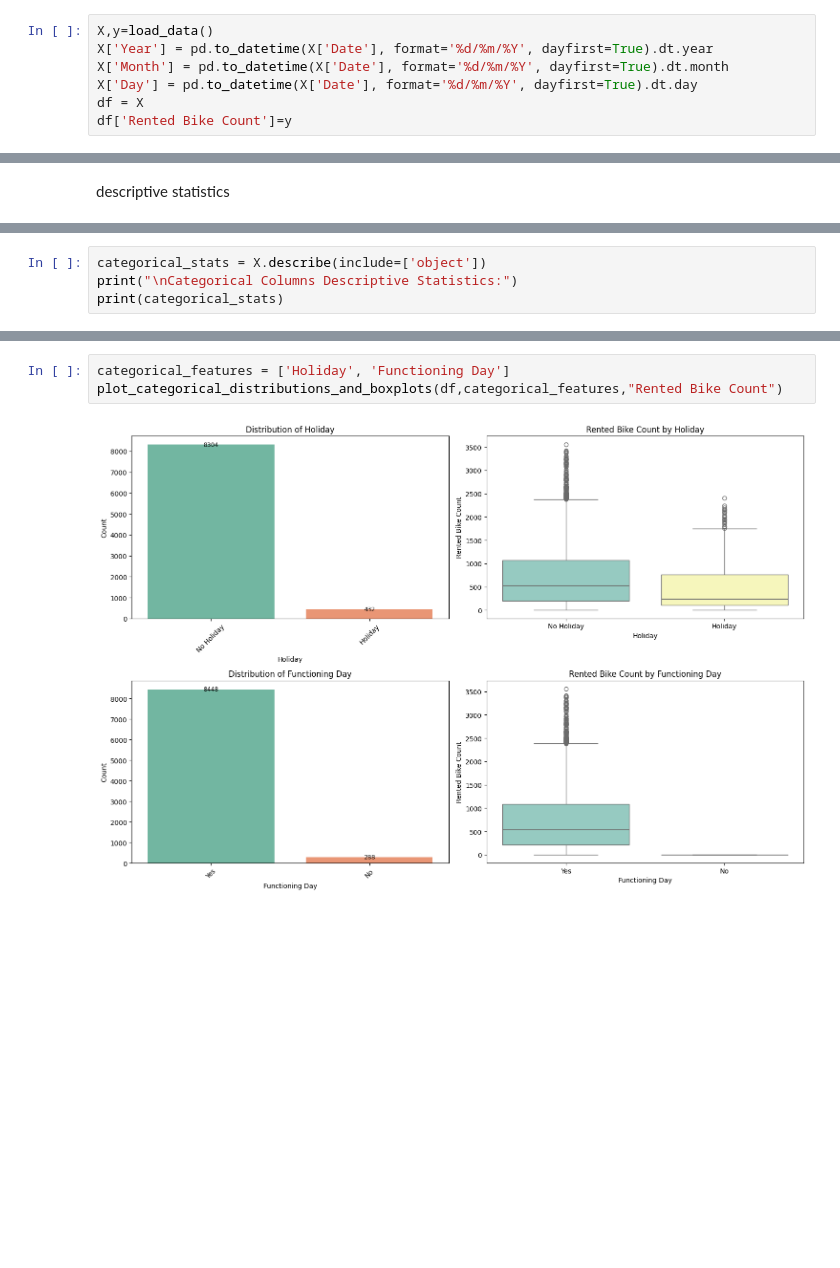
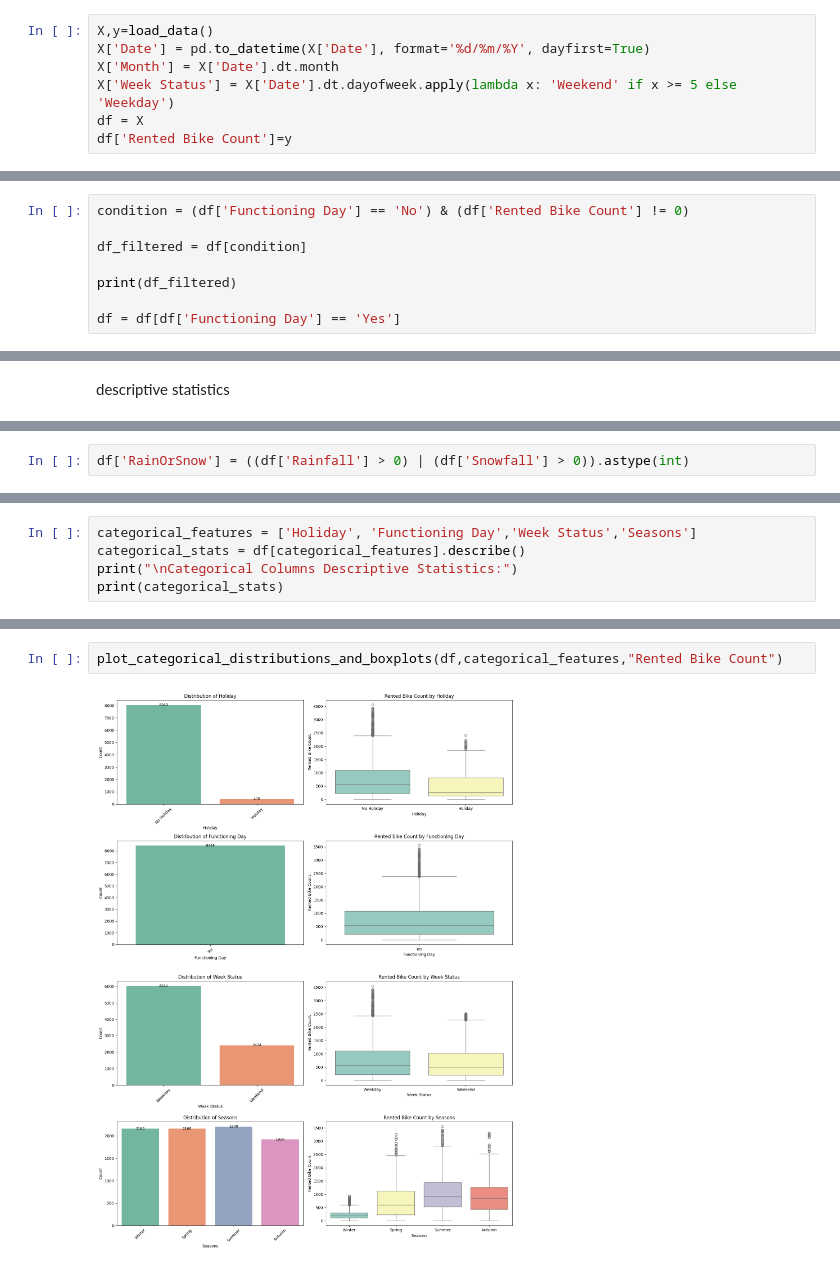
Before and after one commit to Hannahzihan/datasciencefinalproject, a Jupyter notebook: notebooks/eda_cleaning.ipynb, the cells around one changed output, grey strips where cells are left out. Saved outputs shown, nothing was run; the diff lists cells and outputs as text; blank space fills up the shorter version.

```diff
--- a/notebooks/eda_cleaning.ipynb
+++ b/notebooks/eda_cleaning.ipynb
@@ -7,8 +8,8 @@ from src.data import load_data
 # %%
 X,y=load_data()
-X['Year'] = pd.to_datetime(X['Date'], format='%d/%m/%Y', dayfirst=True).dt.year
-X['Month'] = pd.to_datetime(X['Date'], format='%d/%m/%Y', dayfirst=True).dt.month
-X['Day'] = pd.to_datetime(X['Date'], format='%d/%m/%Y', dayfirst=True).dt.day
+X['Date'] = pd.to_datetime(X['Date'], format='%d/%m/%Y', dayfirst=True)
+X['Month'] = X['Date'].dt.month
+X['Week Status'] = X['Date'].dt.dayofweek.apply(lambda x: 'Weekend' if x >= 5 else 'Weekday')
 df = X
 df['Rented Bike Count']=y
 # %% [output]
@@ -48,0 +50,8 @@ Date
+# %%
+condition = (df['Functioning Day'] == 'No') & (df['Rented Bike Count'] != 0)
+
+df_filtered = df[condition]
+
+print(df_filtered)
+
+df = df[df['Functioning Day'] == 'Yes']
@@ -250,0 +176,2 @@ plot_month_hour_distribution(df)
+# %%
+df['RainOrSnow'] = ((df['Rainfall'] > 0) | (df['Snowfall'] > 0)).astype(int)
@@ -251,5 +186,6 @@ plot_month_hour_distribution(df)
 # %%
-categorical_stats = X.describe(include=['object'])
+categorical_features = ['Holiday', 'Functioning Day','Week Status','Seasons']
+categorical_stats = df[categorical_features].describe()
 print("\nCategorical Columns Descriptive Statistics:")
 print(categorical_stats)
 # %% [output]
@@ -310,5 +198,4 @@ def plot_categorical_distributions_and_boxplots(df, categorical_features, target
 # %%
-categorical_features = ['Holiday', 'Functioning Day']
 plot_categorical_distributions_and_boxplots(df,categorical_features,"Rented Bike Count")
 # %% [output]
-[figure, old version]
+[figure, new version]
```
Also changed, not shown: parts of 16 cells of this notebook, 9 other files.
